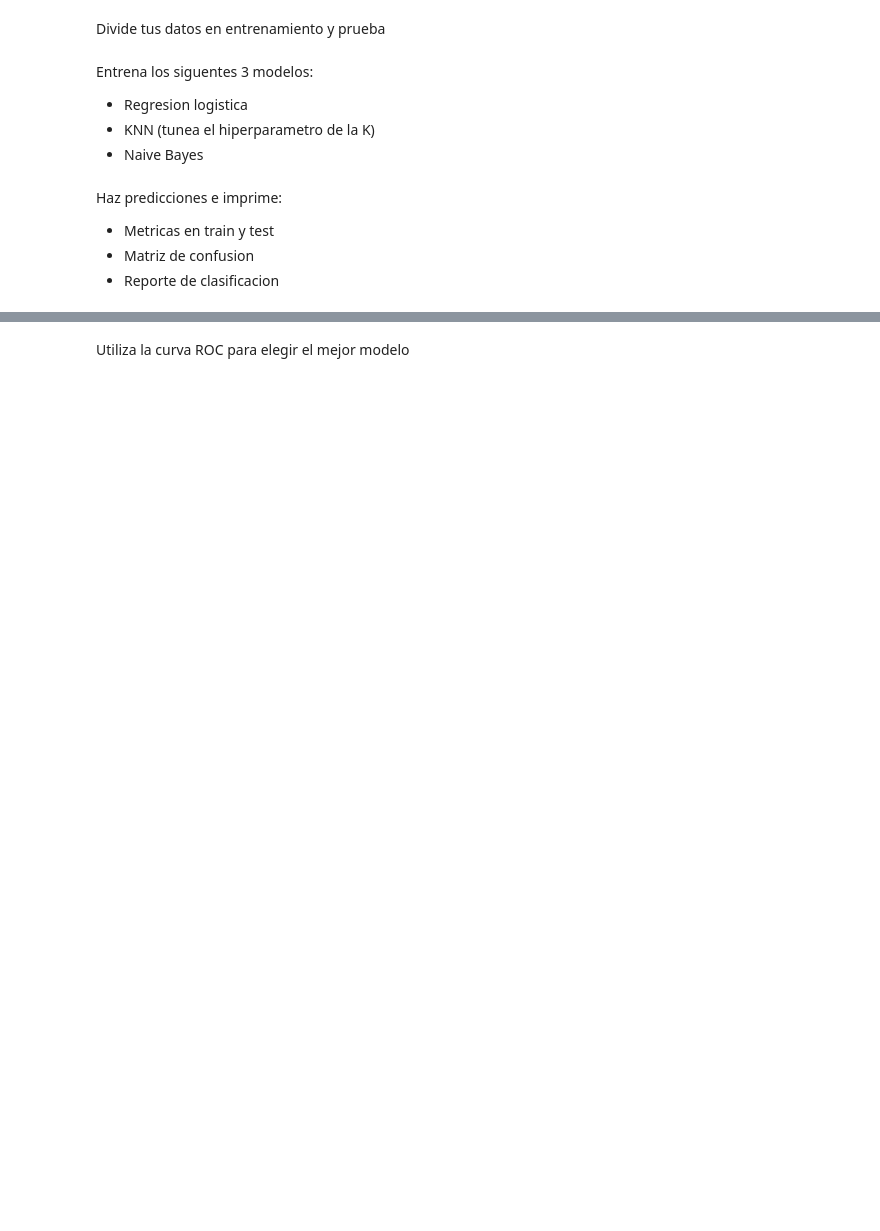
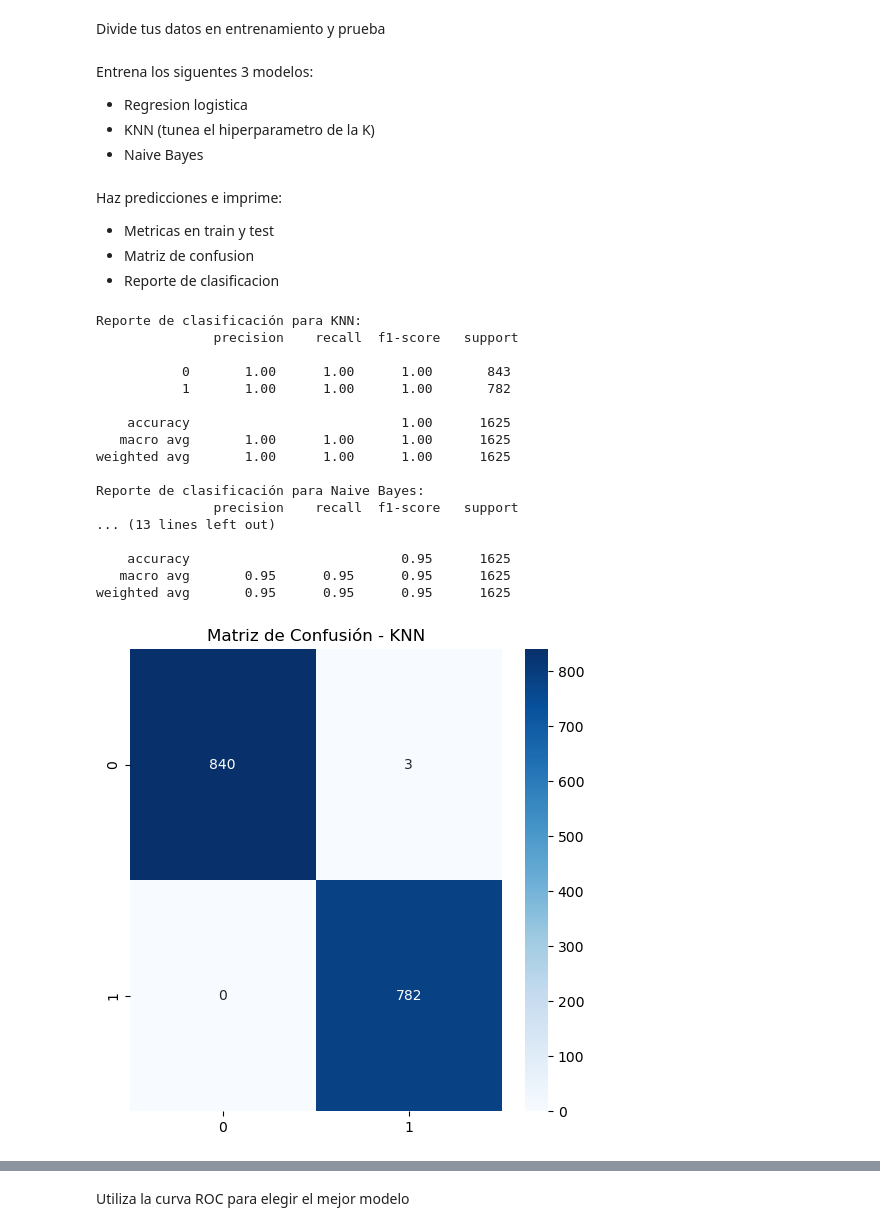
Before and after one commit to RemiH06/Data-Modeling-Lab, a Jupyter notebook: Clasificación/Tarea 4/tarea4.ipynb, the cells around one changed output, grey strips where cells are left out. Saved outputs shown, nothing was run; the diff lists cells and outputs as text; code cells hidden in the pictures; blank space fills up the shorter version.

```diff
--- a/Clasificación/Tarea 4/tarea4.ipynb
+++ b/Clasificación/Tarea 4/tarea4.ipynb
@@ -60,4 +71,6 @@ Observa como se distribuye tu variable target "class". Presenta un desbalanceo g
 # %% [markdown]
 Asegura que tus variables sean del tipo category
+# %%
+df = df.apply(lambda x: x.astype('category'))
 # %% [markdown]
 Transforma tus variables categorias, como todas las variables que tienes son categoricas, preguntate si vale la pena usar mejor one hot encoding o label encoding.
@@ -70,8 +125,73 @@ Entrena los siguentes 3 modelos:
 - Regresion logistica
 - KNN (tunea el hiperparametro de la K)
 - Naive Bayes
+# %%
+# Entrenamiento de los modelos
+
+# Regresión Logística
+lr = LogisticRegression(max_iter=1000)
+lr.fit(X_train, y_train)
+y_pred_lr = lr.predict(X_test)
+
+# KNN (con k=3 como ejemplo, se puede tunear más adelante)
+knn = KNeighborsClassifier(n_neighbors=3)
+knn.fit(X_train, y_train)
+y_pred_knn = knn.predict(X_test)
+
+# Naive Bayes
+nb = GaussianNB()
+nb.fit(X_train, y_train)
+y_pred_nb = nb.predict(X_test)
 # %% [markdown]
 Haz predicciones e imprime:
 - Metricas en train y test
 - Matriz de confusion
 - Reporte de clasificacion
+# %%
+# Evaluación de los modelos
+
+# Reporte de clasificación para KNN
+print("Reporte de clasificación para KNN:\n", classification_report(y_test, y_pred_knn))
+
+# Reporte de clasificación para Naive Bayes
+print("Reporte de clasificación para Naive Bayes:\n", classification_report(y_test, y_pred_nb))
+
+# Reporte de clasificación para Regresión Logística
+print("Reporte de clasificación para Regresión Logística:\n", classification_report(y_test, y_pred_lr))
+
+# Matriz de Confusión para KNN
+plt.figure(figsize=(6,6))
+sns.heatmap(confusion_matrix(y_test, y_pred_knn), annot=True, fmt="d", cmap="Blues")
+plt.title("Matriz de Confusión - KNN")
+plt.show()
+
+# Matriz de Confusión para Naive Bayes
+plt.figure(figsize=(6,6))
+sns.heatmap(confusion_matrix(y_test, y_pred_nb), annot=True, fmt="d", cmap="Blues")
+plt.title("Matriz de Confusión - Naive Bayes")
+plt.show()
+
+# Matriz de Confusión para Regresión Logística
+plt.figure(figsize=(6,6))
+sns.heatmap(confusion_matrix(y_test, y_pred_lr), annot=True, fmt="d", cmap="Blues")
+plt.title("Matriz de Confusión - Regresión Logística")
+plt.show()
+# %% [output]
+Reporte de clasificación para KNN:
+               precision    recall  f1-score   support
+
+           0       1.00      1.00      1.00       843
+           1       1.00      1.00      1.00       782
+
+    accuracy                           1.00      1625
+   macro avg       1.00      1.00      1.00      1625
+weighted avg       1.00      1.00      1.00      1625
+
+Reporte de clasificación para Naive Bayes:
+               precision    recall  f1-score   support
+... (13 lines left out)
+
+    accuracy                           0.95      1625
+   macro avg       0.95      0.95      0.95      1625
+weighted avg       0.95      0.95      0.95      1625
+[figure, added]
```
Also changed, not shown: parts of 7 cells of this notebook.
